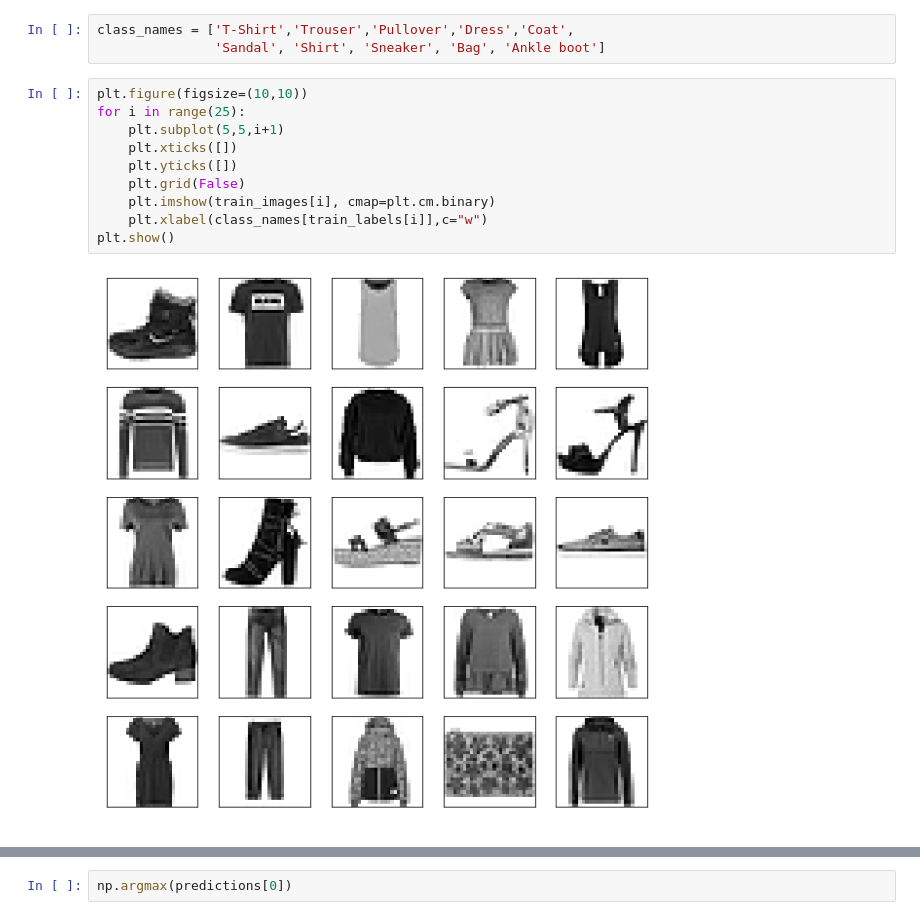
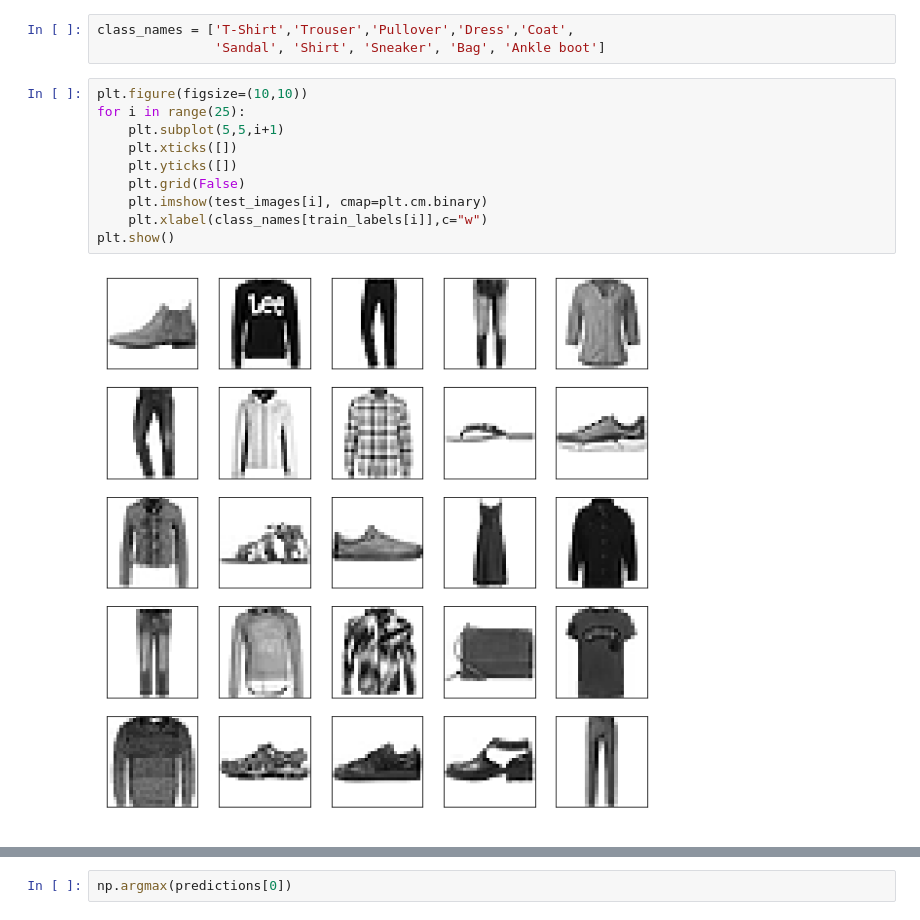
Before and after one commit to Usgoda-Nimesha/Tensorflow_Projects, a Jupyter notebook: image-classification/Image_classification.ipynb, the cells around one changed output, grey strips where cells are left out. Drawn from its saved outputs; the diff is of its cells as text.

```diff
--- a/image-classification/Image_classification.ipynb
+++ b/image-classification/Image_classification.ipynb
@@ -27,15 +27,15 @@ class_names = ['T-Shirt','Trouser','Pullover','Dress','Coat',
 # %%
 plt.figure(figsize=(10,10))
 for i in range(25):
     plt.subplot(5,5,i+1)
     plt.xticks([])
     plt.yticks([])
     plt.grid(False)
-    plt.imshow(train_images[i], cmap=plt.cm.binary)
+    plt.imshow(test_images[i], cmap=plt.cm.binary)
     plt.xlabel(class_names[train_labels[i]],c="w")
 plt.show()
 # %% [output]
-[figure, old version]
+[figure, new version]
 # %%
  model = keras.Sequential([
      # 1st layer: Transform th format of images from 2d array to a 1D array
```
Also changed, not shown: parts of 11 cells of this notebook.
